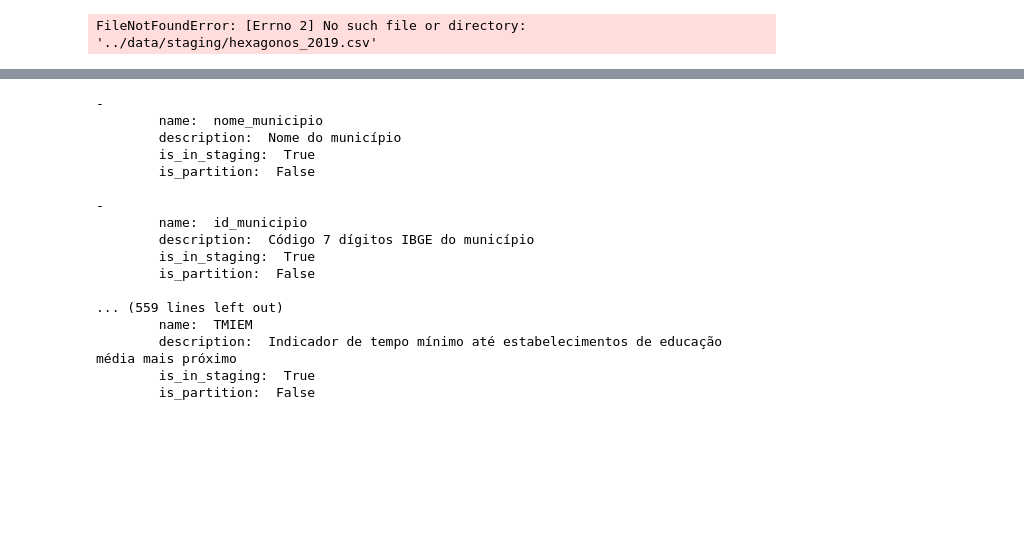
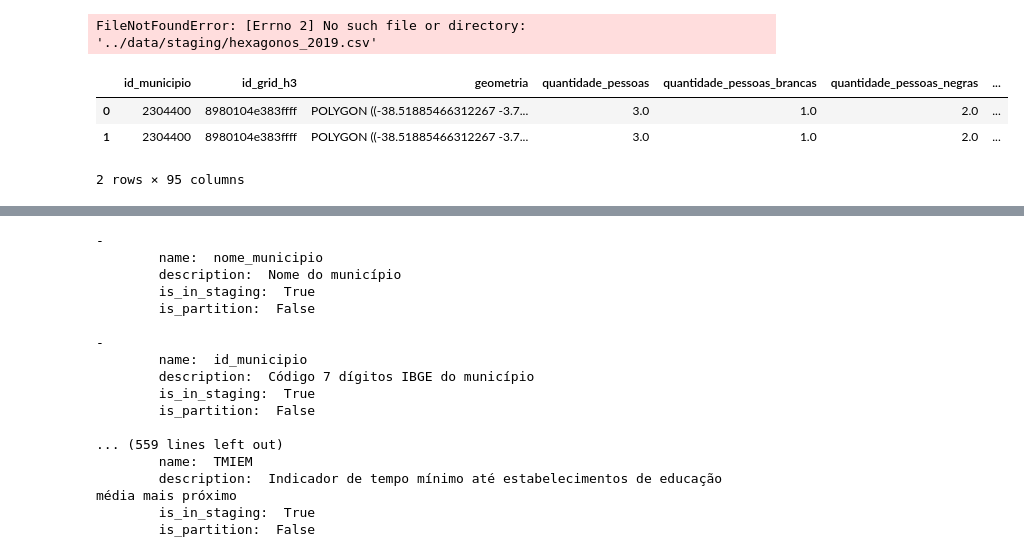
Before and after one commit to basedosdados/mais, a Jupyter notebook: bases/br_ipea_acesso_oportunidades/code/updload IPEA acesso a oportunidades.ipynb, the cells around one changed output, grey strips where cells are left out. Cells and saved outputs as stored; diff of their text form; code cells hidden in the pictures; blank space fills up the shorter version.

Commit message:
update tables with corrections

```diff
--- a/bases/br_ipea_acesso_oportunidades/code/updload IPEA acesso a oportunidades.ipynb
+++ b/bases/br_ipea_acesso_oportunidades/code/updload IPEA acesso a oportunidades.ipynb
@@ -7,5 +8,11 @@ import basedosdados as bd
 # %%
 import geopandas as gpd
+# %%
+# Paths
+
+raw_path =  '/Users/joaoc/Downloads/dados2019_v1.0_20200116.gpkg'
+treated_path = '/Users/joaoc/Documents/Projects/smtr/analises/data/treated/hexagonos_2019.csv'
+output_path = '/Users/joaoc/Documents/Projects/smtr/analises/data/output/'
 # %%
 # Load Raw
 # %%
@@ -17,3 +24,5 @@ df.to_csv('../data/treated/hexagonos_2019.csv', index=False)
+# %%
+df = pd.read_csv(treated_path)
 # %%
 # Normalize Columns
 # %%
@@ -120,3 +231,10 @@ columns = {
 df = df.rename(columns=columns)[[c for c in columns.values() if c is not None]]
 # %%
 df['id_municipio'] = df['id_municipio'].apply(int)
+# %%
+df.head(2)
+# %% [output]
+|  | id_municipio | id_grid_h3 | geometria | quantidade_pessoas | quantidade_pessoas_brancas | quantidade_pessoas_negras | ... |
+| 0 | 2304400 | 8980104e383ffff | POLYGON ((-38.51885466312267 -3.7... | 3.0 | 1.0 | 2.0 | ... |
+| 1 | 2304400 | 8980104e383ffff | POLYGON ((-38.51885466312267 -3.7... | 3.0 | 1.0 | 2.0 | ... |
+2 rows × 95 columns
```
Also changed, not shown: parts of 19 cells of this notebook, 12 other files.
